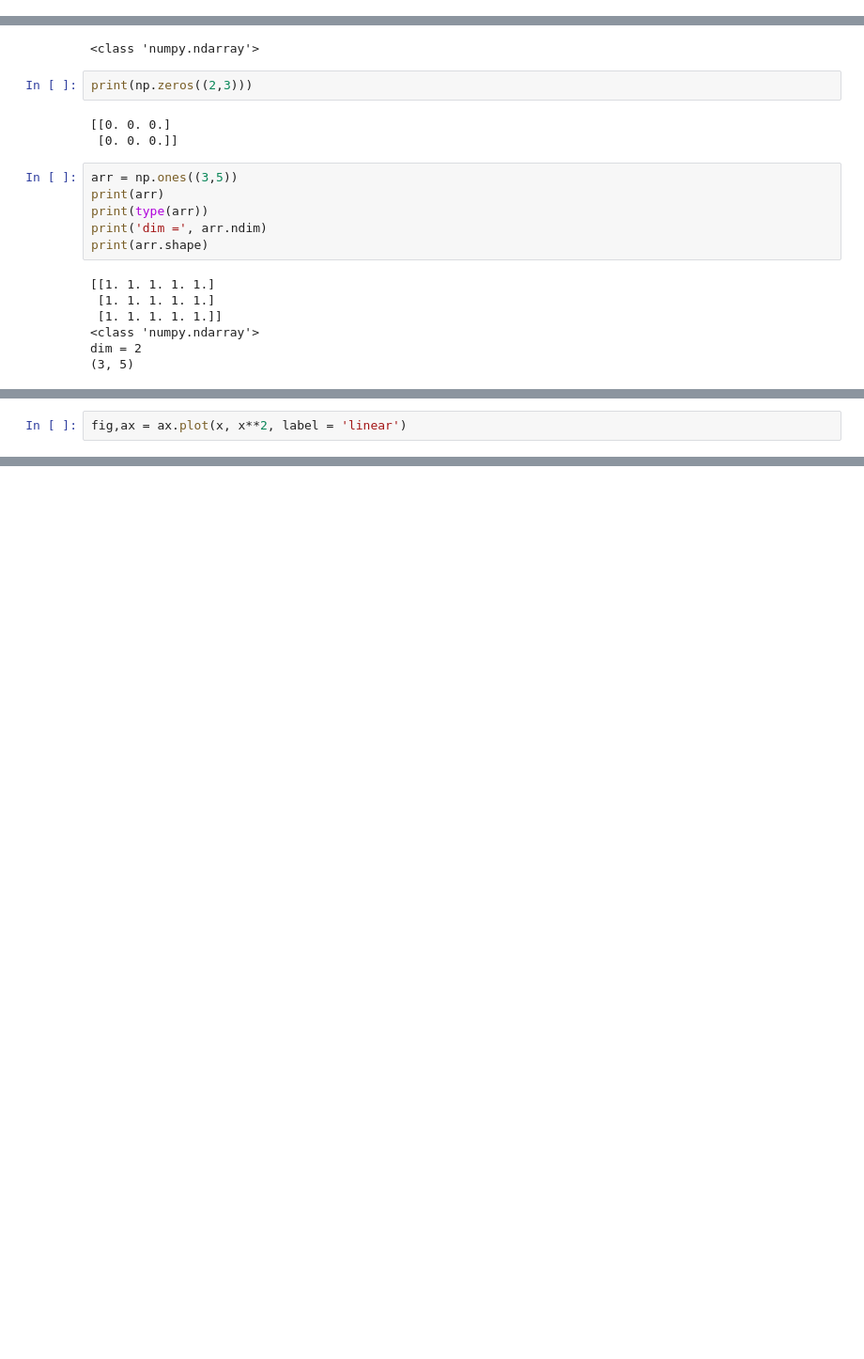
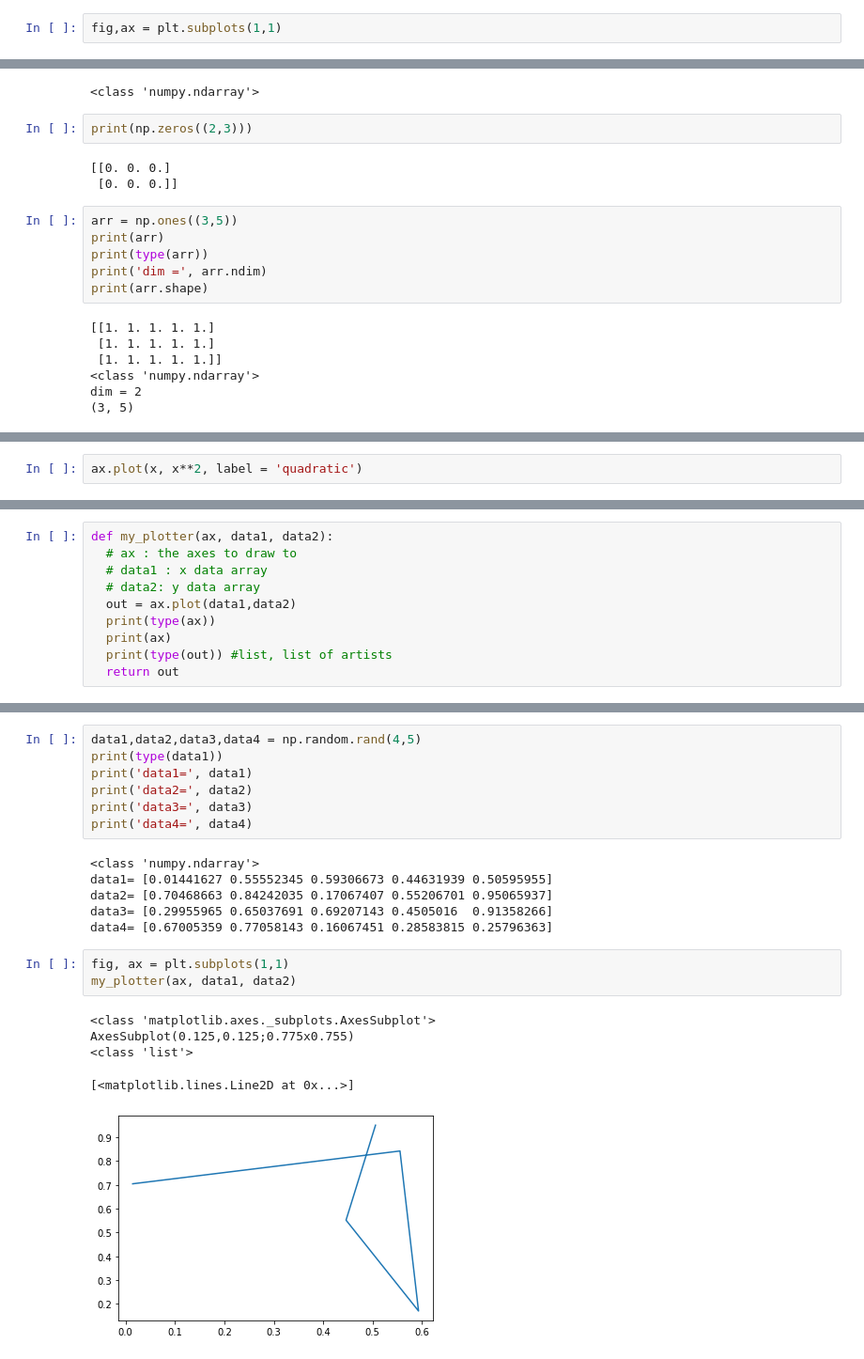
Before and after one commit to ulrikSebastienR/Colab-python-diaries, a Jupyter notebook: bb_matplotlib.ipynb, the cells around one changed output, grey strips where cells are left out. Shown at 94% size. Saved outputs shown, nothing was run; the diff lists cells and outputs as text; blank space fills up the shorter version.

```diff
--- a/bb_matplotlib.ipynb
+++ b/bb_matplotlib.ipynb
@@ -53,0 +59,2 @@ fig, ax = plt.subplots()
+# %%
+fig,ax = plt.subplots(1,1)
@@ -102,2 +113,2 @@ ax.plot(x,x,label = 'linear')
 # %%
-fig,ax = ax.plot(x, x**2, label = 'linear')
+ax.plot(x, x**2, label = 'quadratic')
@@ -103,0 +117,10 @@ fig,ax = ax.plot(x, x**2, label = 'linear')
+# %%
+def my_plotter(ax, data1, data2):
+  # ax : the axes to draw to
+  # data1 : x data array
+  # data2: y data array
+  out = ax.plot(data1,data2)
+  print(type(ax))
+  print(ax)
+  print(type(out)) #list, list of artists
+  return out
@@ -103,0 +175,22 @@ fig,ax = ax.plot(x, x**2, label = 'linear')
+# %%
+data1,data2,data3,data4 = np.random.rand(4,5)
+print(type(data1))
+print('data1=', data1)
+print('data2=', data2)
+print('data3=', data3)
+print('data4=', data4)
+# %% [output]
+<class 'numpy.ndarray'>
+data1= [0.01441627 0.55552345 0.59306673 0.44631939 0.50595955]
+data2= [0.70468663 0.84242035 0.17067407 0.55206701 0.95065937]
+data3= [0.29955965 0.65037691 0.69207143 0.4505016  0.91358266]
+data4= [0.67005359 0.77058143 0.16067451 0.28583815 0.25796363]
+# %%
+fig, ax = plt.subplots(1,1)
+my_plotter(ax, data1, data2)
+# %% [output]
+<class 'matplotlib.axes._subplots.AxesSubplot'>
+AxesSubplot(0.125,0.125;0.775x0.755)
+<class 'list'>
+[<matplotlib.lines.Line2D at 0x...>]
+[figure, added]
```
Also changed, not shown: parts of 13 cells of this notebook.
